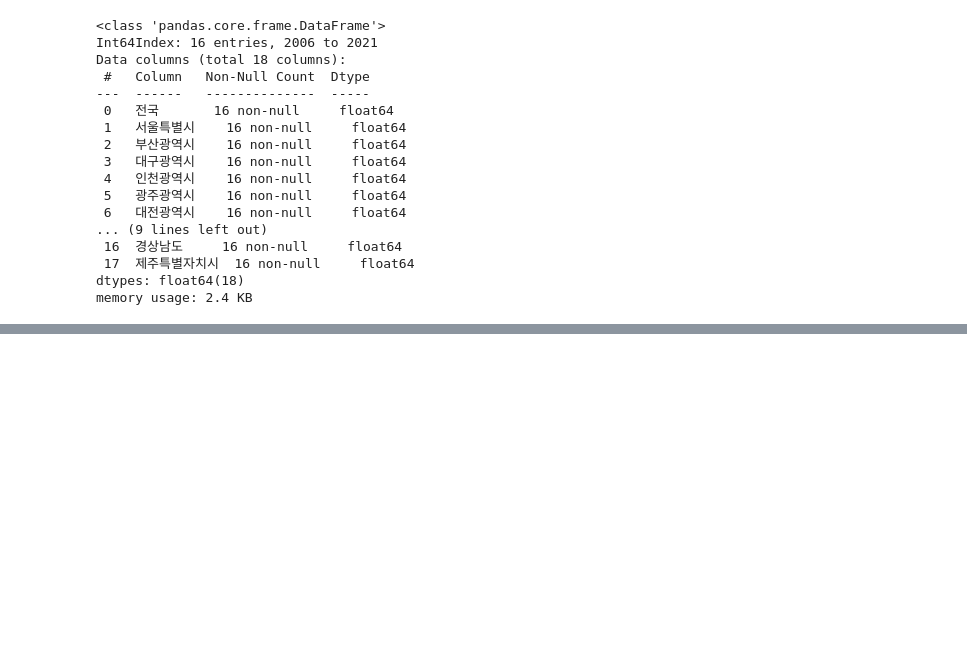
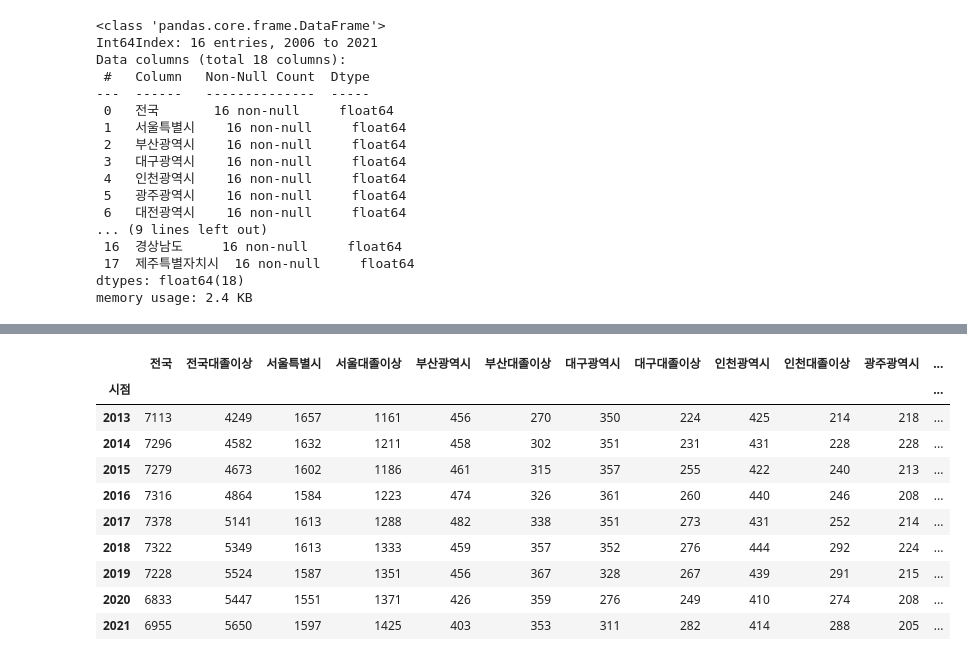
Before and after one commit to jewoodev/To_raise_a_child_well, a Jupyter notebook: data/gihoon/fertility_rate.ipynb, the cells around one changed output, grey strips where cells are left out. Cells and saved outputs as stored; diff of their text form; code cells hidden in the pictures; blank space fills up the shorter version.

```diff
--- a/data/gihoon/fertility_rate.ipynb
+++ b/data/gihoon/fertility_rate.ipynb
@@ -475,0 +655,41 @@ pd.set_option('display.max_columns',None)
+# %%
+# 0부터 18까지 짝수 행 탈락
+df_21.drop(range(0,19,2),axis=0,inplace=True)
+# 세종시 결측치 0으로 변경
+df_21['세종특별자치시'] = df_21['세종특별자치시'].apply(lambda x: 0 if x == '-' else x)
+df_21['세종특별자치시.1'] = df_21['세종특별자치시.1'].apply(lambda x: 0 if x == '-' else x)
+df_21['세종특별자치시.2'] = df_21['세종특별자치시.2'].apply(lambda x: 0 if x == '-' else x)
+df_21['세종특별자치시.3'] = df_21['세종특별자치시.3'].apply(lambda x: 0 if x == '-' else x)
+# 시점 값 변경
+df_21['시점'] = df_21['시점'].apply(lambda x: x.split('.')[0])
+# 시점 인덱스 설정
+df_21.set_index('시점',inplace=True)
+# 성별 열 탈락
+df_21.drop(columns='성별',inplace=True)
+# 계를 전국으로 바꾸기
+df_21 = df_21.rename(columns={'계':'전국','계.1':'전국.1',"계.2":'전국.2','계.3':'전국.3'}) # 기본이 15~29, .3이 대졸이상
+# 15세~49세 여성의 수 합치기
+for i in region_list:
+    for j in range(1,3):
+        df_21[i] = df_21[i]+df_21[i+'.'+str(j)]
+        df_21.drop(columns=[i+'.'+str(j)],inplace=True)
+# 대졸이상인수 컬럼 재설정
+df_21 = df_21.rename(columns={'전국.3':'전국대졸이상','서울특별시.3':'서울대졸이상','부산광역시.3':'부산대졸이상','대구광역시.3':'대구대졸이상', '인천광역시.3':'인천대졸이상', '광주광역시.3':'광주대졸이상', '대전광역시.3':'대전대졸이상', '울산광역시.3':'울산대졸이상',
+                          '세종특별자치시.3':'세종대졸이상', '경기도.3':'경기도대졸이상', '강원도.3':'강원대졸이상', '충청북도.3':'충북대졸이상', '충청남도.3':'충남대졸이상', '전라북도.3':'전북대졸이상', '전라남도.3':'전남대졸이상', '경상북도.3':'경북대졸이상',
+                          '경상남도.3':'경남대졸이상', '제주특별자치도.3':'제주대졸이상'})
+# 자료형 변경
+df_21= df_21.apply(pd.to_numeric)
+df_21.index = df_21.index.astype('int')
+df_21
+# %% [output]
+|  | 전국 | 전국대졸이상 | 서울특별시 | 서울대졸이상 | 부산광역시 | 부산대졸이상 | 대구광역시 | 대구대졸이상 | 인천광역시 | 인천대졸이상 | 광주광역시 | ... |
+| 시점 |  |  |  |  |  |  |  |  |  |  |  | ... |
+| 2013 | 7113 | 4249 | 1657 | 1161 | 456 | 270 | 350 | 224 | 425 | 214 | 218 | ... |
+| 2014 | 7296 | 4582 | 1632 | 1211 | 458 | 302 | 351 | 231 | 431 | 228 | 228 | ... |
+| 2015 | 7279 | 4673 | 1602 | 1186 | 461 | 315 | 357 | 255 | 422 | 240 | 213 | ... |
+| 2016 | 7316 | 4864 | 1584 | 1223 | 474 | 326 | 361 | 260 | 440 | 246 | 208 | ... |
+| 2017 | 7378 | 5141 | 1613 | 1288 | 482 | 338 | 351 | 273 | 431 | 252 | 214 | ... |
+| 2018 | 7322 | 5349 | 1613 | 1333 | 459 | 357 | 352 | 276 | 444 | 292 | 224 | ... |
+| 2019 | 7228 | 5524 | 1587 | 1351 | 456 | 367 | 328 | 267 | 439 | 291 | 215 | ... |
+| 2020 | 6833 | 5447 | 1551 | 1371 | 426 | 359 | 276 | 249 | 410 | 274 | 208 | ... |
+| 2021 | 6955 | 5650 | 1597 | 1425 | 403 | 353 | 311 | 282 | 414 | 288 | 205 | ... |
```
Also changed, not shown: parts of 27 cells of this notebook.
